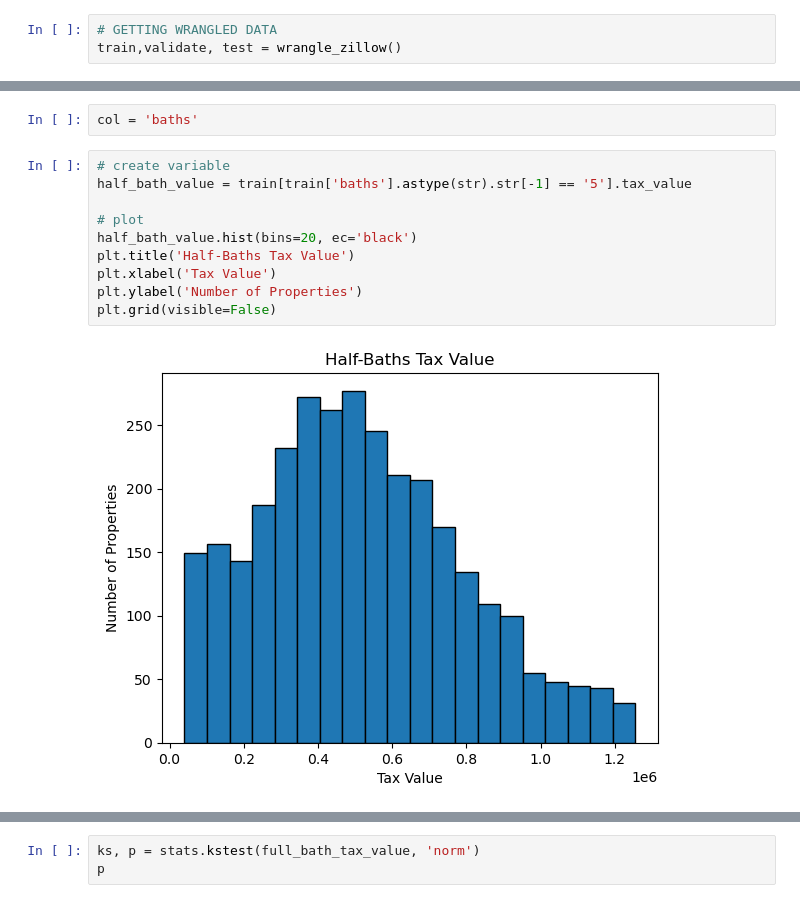
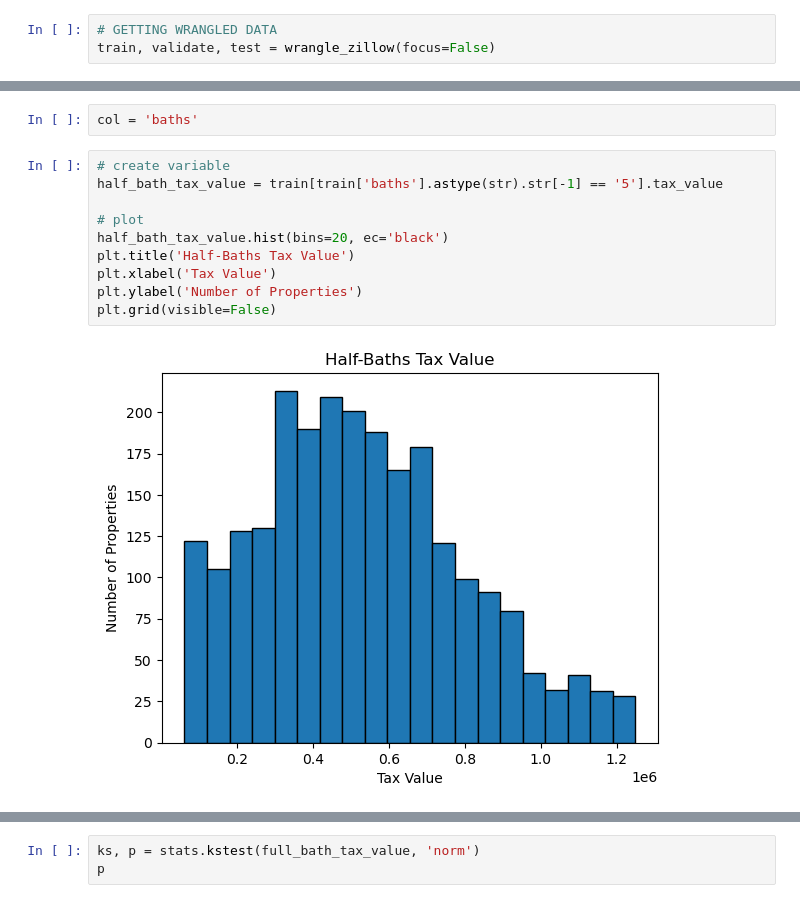
Before and after one commit to aaron-mv-moore/regression-zillow-project, a Jupyter notebook: explore_working_zillow.ipynb, the cells around one changed output, grey strips where cells are left out. Drawn from its saved outputs; the diff is of its cells as text.

```diff
--- a/explore_working_zillow.ipynb
+++ b/explore_working_zillow.ipynb
@@ -18,7 +18,7 @@ import matplotlib.pyplot as plt
 import scipy.stats as stats
 # %%
 # GETTING WRANGLED DATA
-train,validate, test = wrangle_zillow()
+train, validate, test = wrangle_zillow(focus=False)
 # %%
 train.head()
 # %% [output]
@@ -257,14 +266,14 @@ plt.show()
 col = 'baths'
 # %%
 # create variable
-half_bath_value = train[train['baths'].astype(str).str[-1] == '5'].tax_value
+half_bath_tax_value = train[train['baths'].astype(str).str[-1] == '5'].tax_value
 
 # plot
-half_bath_value.hist(bins=20, ec='black')
+half_bath_tax_value.hist(bins=20, ec='black')
 plt.title('Half-Baths Tax Value')
 plt.xlabel('Tax Value')
 plt.ylabel('Number of Properties')
 plt.grid(visible=False)
 # %% [output]
-[figure, old version]
+[figure, new version]
 # %%
```
Also changed, not shown: parts of 34 cells of this notebook, 5 other files.
